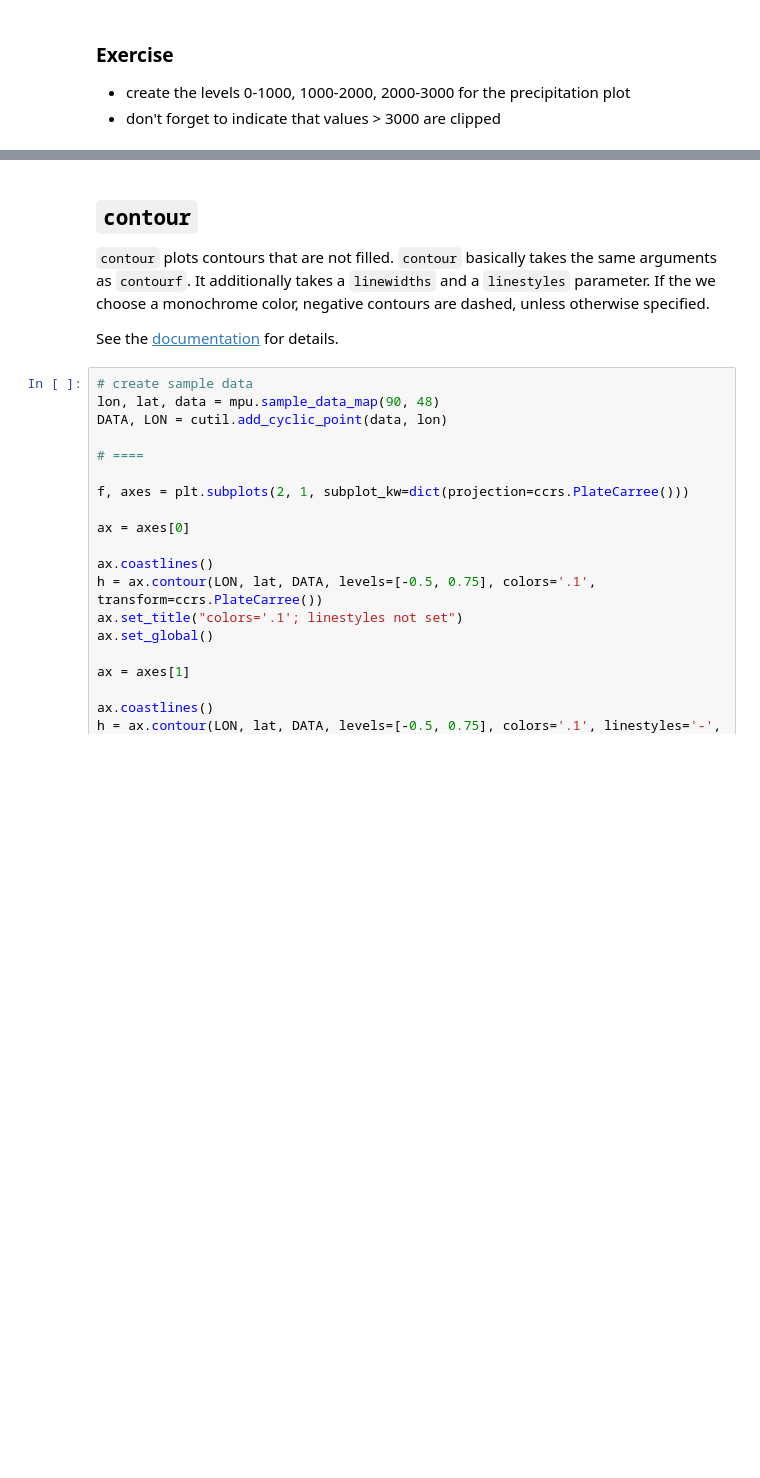
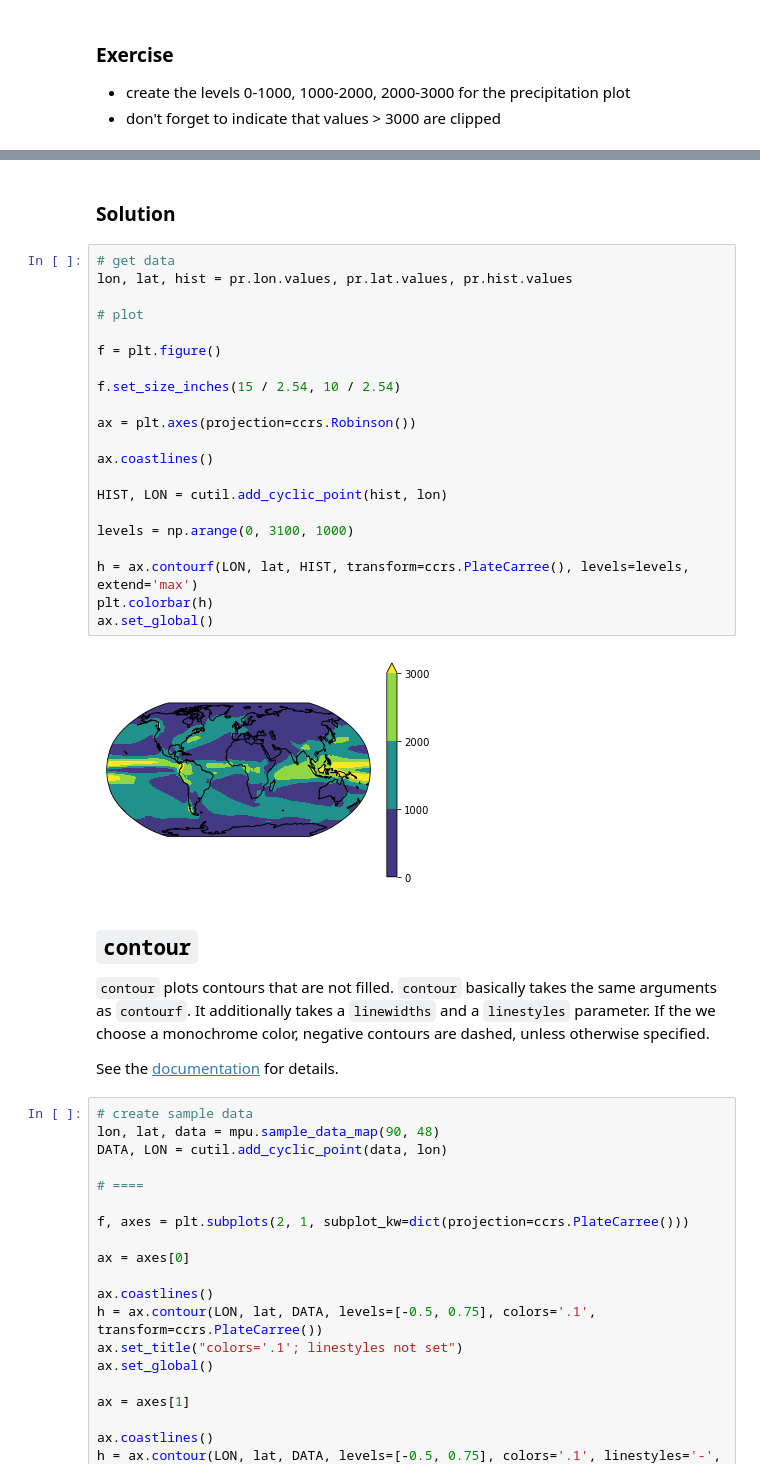
Before and after one commit to C2SM/pyvis, a Jupyter notebook: Part3/ex3_3_contour.ipynb, the cells around one changed output, grey strips where cells are left out. Drawn from its saved outputs; the diff is of its cells as text; blank space fills up the shorter version.

```diff
--- a/Part3/ex3_3_contour.ipynb
+++ b/Part3/ex3_3_contour.ipynb
@@ -165,3 +232,28 @@ ax.set_global()
+# %% [markdown]
+### Solution
+# %%
+# get data
+lon, lat, hist = pr.lon.values, pr.lat.values, pr.hist.values
+
+# plot
+
+f = plt.figure()
+
+f.set_size_inches(15 / 2.54, 10 / 2.54)
+
+ax = plt.axes(projection=ccrs.Robinson())
+
+ax.coastlines()
+
+HIST, LON = cutil.add_cyclic_point(hist, lon)
+
+levels = np.arange(0, 3100, 1000)
+
+h = ax.contourf(LON, lat, HIST, transform=ccrs.PlateCarree(), levels=levels, extend='max')
+plt.colorbar(h)
+ax.set_global()
+# %% [output]
+[figure, added]
 # %% [markdown]
 ## `contour`
 
```
Also changed, not shown: parts of 24 cells of this notebook, 40 other files.
